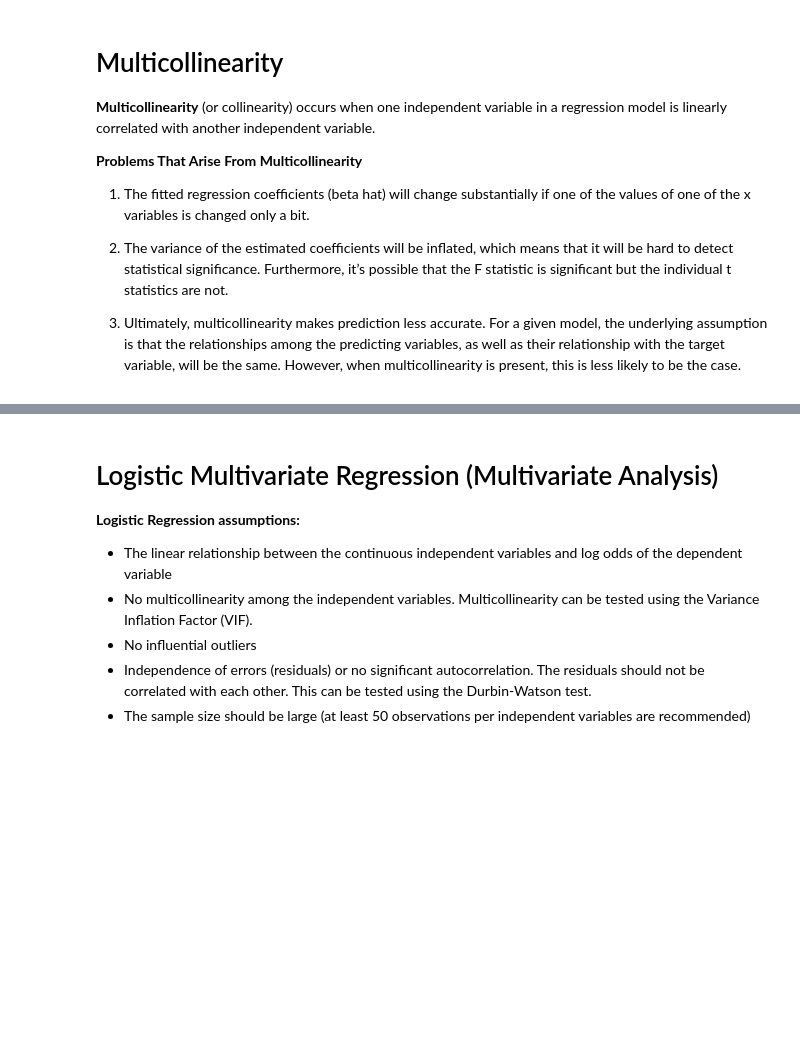
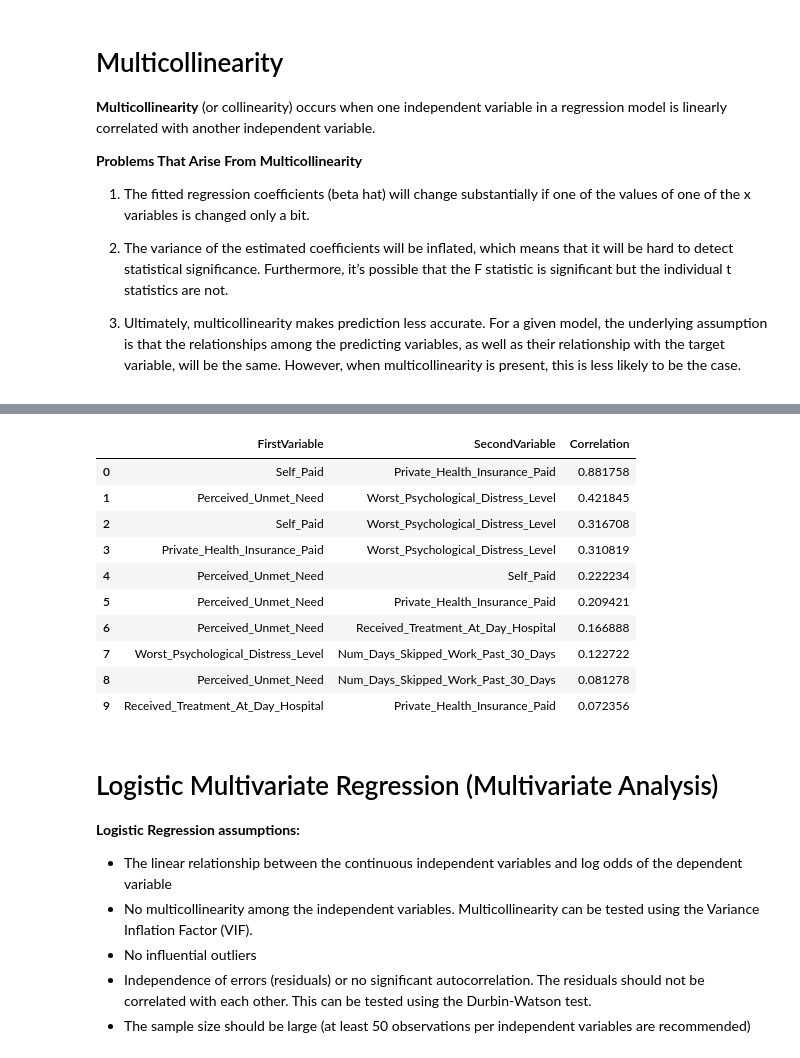
Before and after one commit to ml42322/correlationone_team2, a Jupyter notebook: Statistical Analysis.ipynb, the cells around one changed output, grey strips where cells are left out. Cells and saved outputs as stored; diff of their text form; code cells hidden in the pictures; blank space fills up the shorter version.

```diff
--- a/Statistical Analysis.ipynb
+++ b/Statistical Analysis.ipynb
@@ -633,5 +719,17 @@ mosthighlycorrelated(X_10, 10)
 # %%
-mosthighlycorrelated(X_forward, 10)
+mosthighlycorrelated(df_final[X_forward], 10)
+# %% [output]
+|  | FirstVariable | SecondVariable | Correlation |
+| 0 | Self_Paid | Private_Health_Insurance_Paid | 0.881758 |
+| 1 | Perceived_Unmet_Need | Worst_Psychological_Distress_Level | 0.421845 |
+| 2 | Self_Paid | Worst_Psychological_Distress_Level | 0.316708 |
+| 3 | Private_Health_Insurance_Paid | Worst_Psychological_Distress_Level | 0.310819 |
+| 4 | Perceived_Unmet_Need | Self_Paid | 0.222234 |
+| 5 | Perceived_Unmet_Need | Private_Health_Insurance_Paid | 0.209421 |
+| 6 | Perceived_Unmet_Need | Received_Treatment_At_Day_Hospital | 0.166888 |
+| 7 | Worst_Psychological_Distress_Level | Num_Days_Skipped_Work_Past_30_Days | 0.122722 |
+| 8 | Perceived_Unmet_Need | Num_Days_Skipped_Work_Past_30_Days | 0.081278 |
+| 9 | Received_Treatment_At_Day_Hospital | Private_Health_Insurance_Paid | 0.072356 |
 # %% [markdown]
 # Logistic Multivariate Regression (Multivariate Analysis)
 
```
Also changed, not shown: parts of 33 cells of this notebook.
